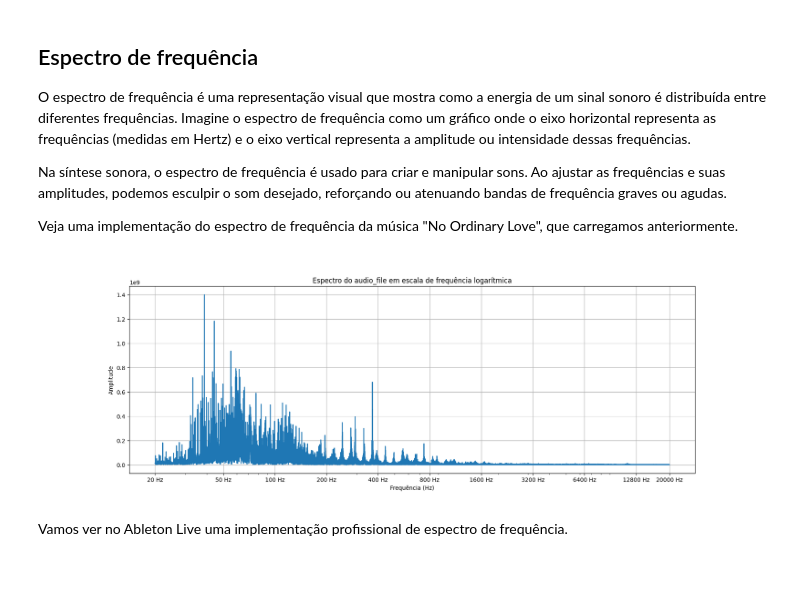
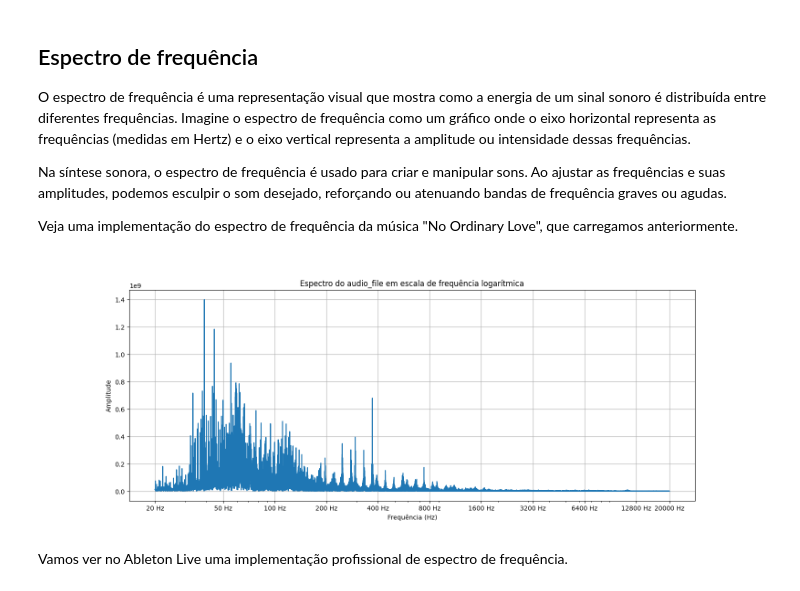
Before and after one commit to uspaudiotech/workshop-sintese, a Jupyter notebook: main.ipynb, the cells around one changed output. Saved outputs shown, nothing was run; the diff lists cells and outputs as text; code cells hidden in the pictures.

Commit message:
default width

```diff
--- a/main.ipynb
+++ b/main.ipynb
@@ -23,6 +23,7 @@ SR = 44100
 DEFAULT_AMP = 1.0
 DEFAULT_DUR = 1.0
 DEFAULT_FREQ = 220
+DEFAULT_WIDTH = 16
 # %% [markdown]
 ## Introdução
 
@@ -185,34 +186,34 @@ Veja uma implementação do espectro de frequência da música "No Ordinary Love
 # %%
 from scipy.fft import fft, fftfreq
 
 def plot_audio_spectrum(audio, sample_rate):
     # Computa a FFT do áudio inteiro
     N = len(audio)
     yf = fft(audio)
     xf = fftfreq(N, 1 / sample_rate)
 
     # Filtra frequências entre 20 e 20 kHz (espectro audível)
     mask = (xf >= 20) & (xf <= 20000)
     xf = xf[mask]
     yf = np.abs(yf[mask])
 
     # Define marcadores personalizados para frequências importantes para música
     musical_frequencies = [20, 50, 100, 200, 400, 800, 1600, 3200, 6400, 12800, 20000]
     tick_labels = [f"{freq} Hz" for freq in musical_frequencies]
 
     # Cria o gráfico
-    plt.figure(figsize=(18, 6))
+    plt.figure(figsize=(DEFAULT_WIDTH, 6))
     plt.semilogx(xf, yf)
     plt.title("Espectro do audio_file em escala de frequência logarítmica")
     plt.xlabel("Frequência (Hz)")
     plt.ylabel("Amplitude")
     plt.xticks(musical_frequencies, tick_labels)
     plt.grid()
     plt.show()
 
 plot_audio_spectrum(audio_file[:, 0], sample_rate) # Plot do espectro do canal esquerdo
 # %% [output]
-[figure, old version]
+[figure, new version]
 # %% [markdown]
 Vamos ver no Ableton Live uma implementação profissional de espectro de frequência.
 # %% [markdown]
```
Also changed, not shown: parts of 3 cells of this notebook.
